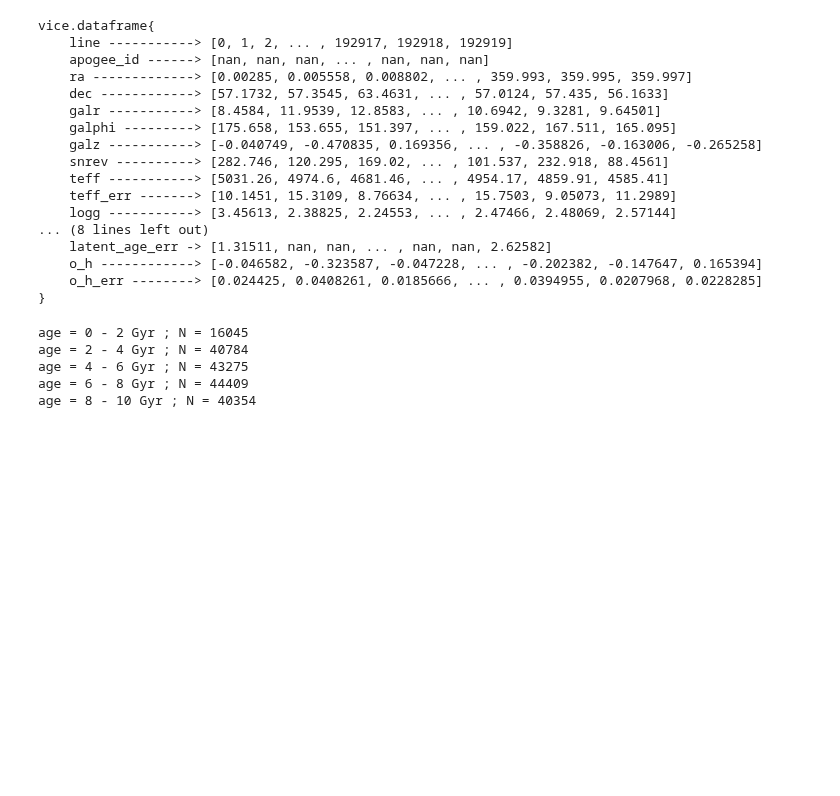
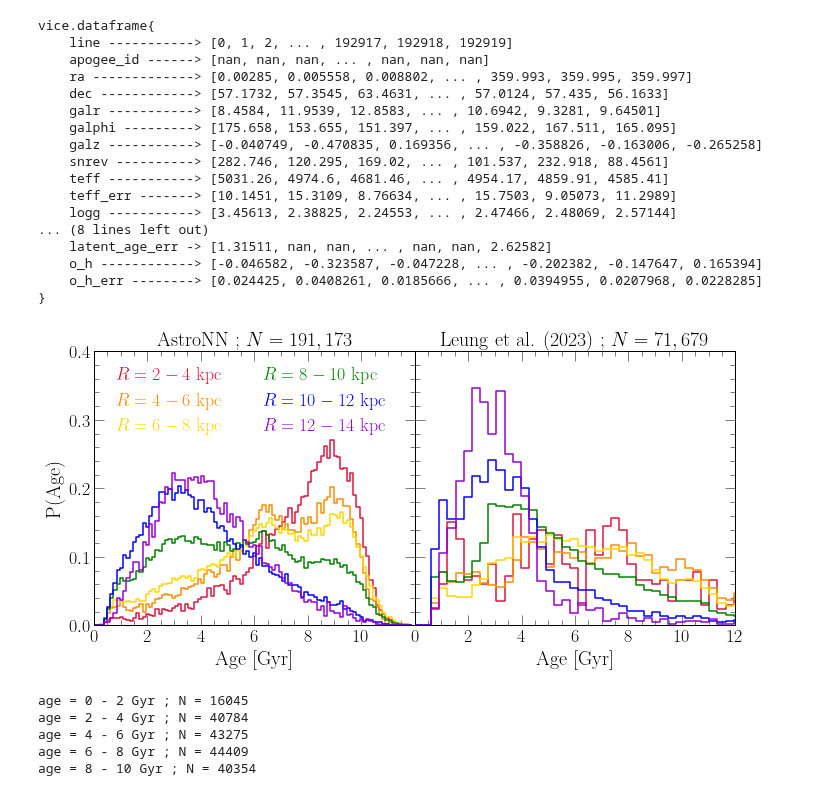
Before and after one commit to giganano/outflows, a Jupyter notebook: notebooks/apogee.ipynb, the cells around one changed output. Drawn from its saved outputs; the diff is of its cells as text; code cells hidden in the pictures; blank space fills up the shorter version.

```diff
--- a/notebooks/apogee.ipynb
+++ b/notebooks/apogee.ipynb
@@ -47,3 +60,59 @@ vice.dataframe{
+# %%
+fig = plt.figure(figsize = (10, 5))
+axes = []
+for i in range(2):
+#     kwargs = {}
+#     if i: kwargs["sharey"] = axes[0]
+    axes.append(fig.add_subplot(121 + i))
+    axes[i].set_xlabel(r"Age [Gyr]")
+    axes[i].set_xlim([0, 12])
+    axes[i].set_ylim([0, 0.40])
+    axes[i].set_xticks(list(range(0, 12 + i, 2)))
+axes[0].set_ylabel(r"P(Age)")
+plt.setp(axes[1].get_yticklabels(), visible = False)
+
+astronn_bins = np.linspace(0, 12, 100)
+latent_bins = np.linspace(0, 15, 50)
+radial_bins = [2, 4, 6, 8, 10, 12, 14]
+colors = ["crimson", "darkorange", "gold", "green", "blue", "darkviolet"]
+
+for i in range(len(radial_bins) - 1):
+    subsample = sample.filter(
+        "GALR", ">=", radial_bins[i]).filter(
+        "GALR", "<=", radial_bins[i + 1])
+    subsubsample = subsample.filter("ASTRONN_AGE", ">=", 0)
+    dist, _ = np.histogram(subsubsample["ASTRONN_AGE"], bins = astronn_bins, density = True)
+    kwargs = {
+        "c": named_colors()[colors[i]],
+        "where": "post",
+        "label": r"$R = %d - %d$ kpc" % (radial_bins[i], radial_bins[i + 1])
+    }
+    axes[0].step(astronn_bins[:-1], dist, **kwargs)
+    subsubsample = subsample.filter("LATENT_AGE", ">=", 0)
+    dist, _ = np.histogram(subsubsample["LATENT_AGE"], bins = latent_bins, density = True)
+    axes[1].step(latent_bins[:-1], dist, **kwargs)
+
+# numbers determined by running the lines below, which calculate these values live and set the title
+axes[0].set_title(r"AstroNN ; $N = 191,173$", fontsize = 20)
+axes[1].set_title(r"Leung et al. (2023) ; $N = 71,679$", fontsize = 20)
+# subsample = sample.filter("ASTRONN_AGE", ">=", 0)
+# axes[0].set_title(r"AstroNN ; $N = %d$" % (len(subsample["TEFF"])), fontsize = 20)
+# subsample = sample.filter("LATENT_AGE", ">=", 0)
+# axes[1].set_title(r"Leung et al. (2023) ; $N = %d$" % (len(subsample["TEFF"])), fontsize = 20)
+
+kwargs = {
+    "loc": mpl_loc("upper left"),
+    "ncol": 2,
+    "handlelength": 0
+}
+leg = axes[0].legend(**kwargs)
+fancy_legend(leg, colors)
+
+plt.tight_layout()
+plt.subplots_adjust(wspace = 0)
+plt.show()
+# %% [output]
+[figure, added]
 # %%
 N_SAMPLE = 5000
 random.seed(a = 1)
```
Also changed, not shown: parts of 3 cells of this notebook.
